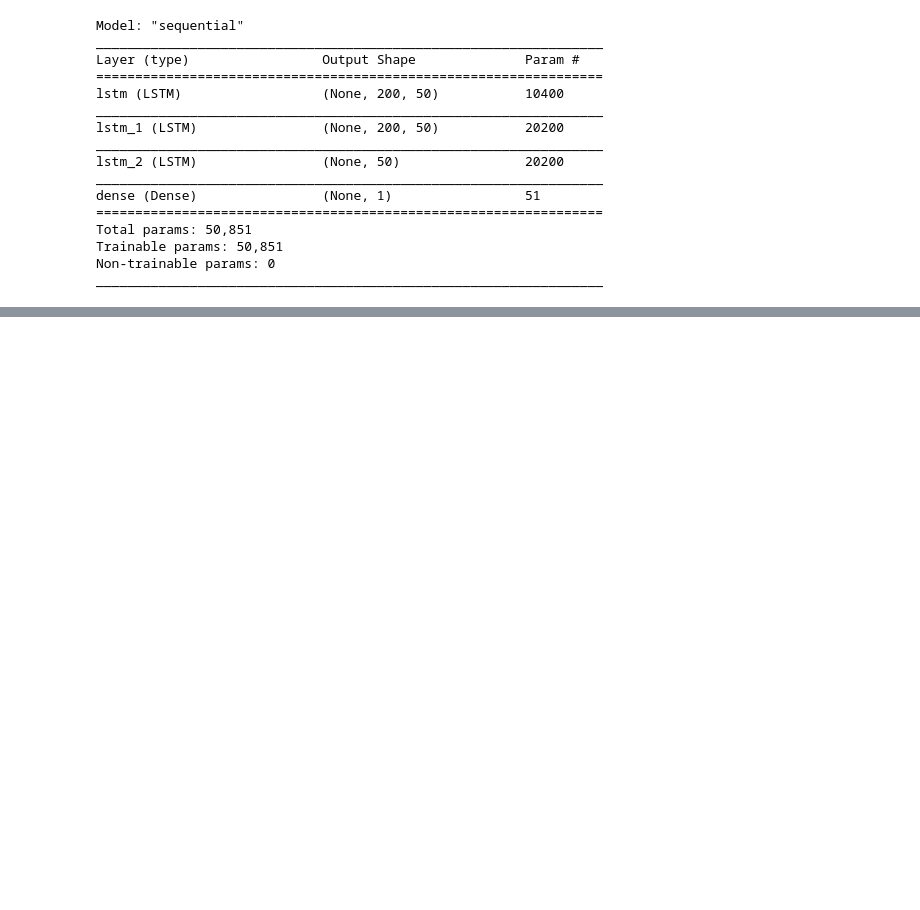
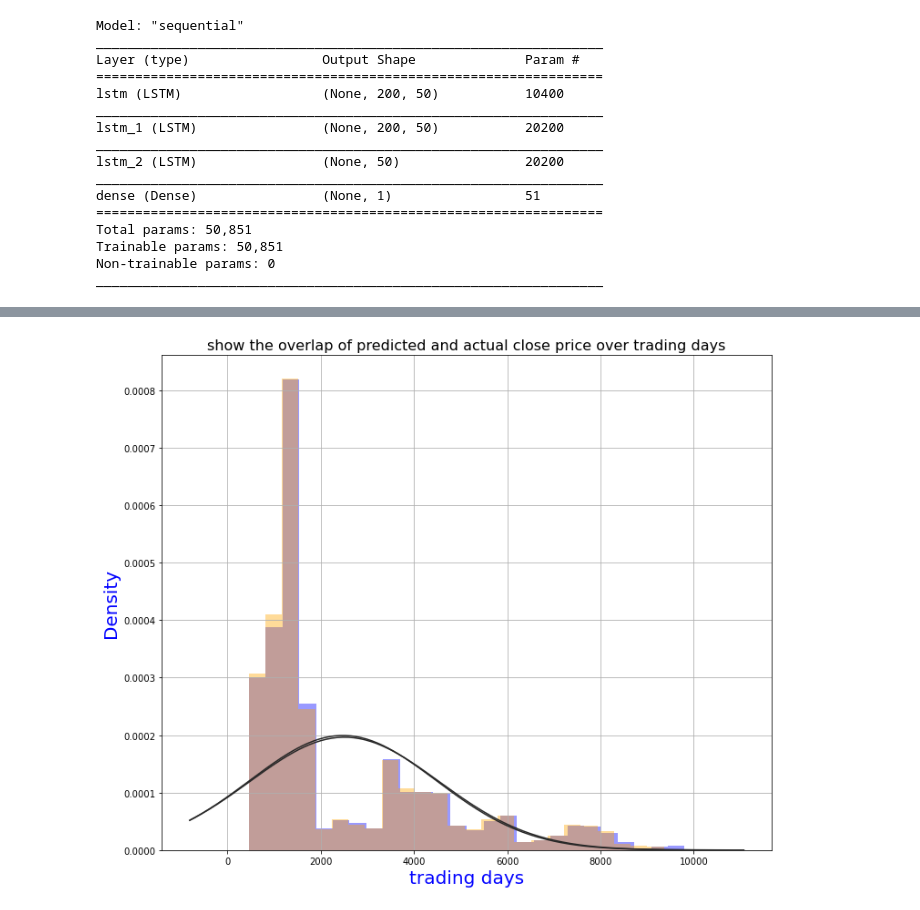
Before and after one commit to NinaRazani/machine-learning-in-finance, a Jupyter notebook: ClosePricePrediction.ipynb, the cells around one changed output, grey strips where cells are left out. Cells and saved outputs as stored; diff of their text form; code cells hidden in the pictures; blank space fills up the shorter version.

```diff
--- a/ClosePricePrediction.ipynb
+++ b/ClosePricePrediction.ipynb
@@ -251,0 +225,12 @@ predict=model.predict(testx)
+# %%
+# how histogram of two actual and predicted values are cover each other
+from scipy.stats import norm
+plt.figure(figsize=(12,10))
+sns.distplot(testyinv,fit=norm, kde=False,color='b', label='Actual')
+sns.distplot(predictinv,fit=norm, kde=False, color='orange', label='predicted')
+plt.xlabel('trading days',fontsize=20,color='b')
+plt.ylabel('Density',fontsize=20,color='b')
+plt.title('show the overlap of predicted and actual close price over trading days', fontsize=16)
+plt.grid()
+# %% [output]
+[figure, added]
```
Also changed, not shown: parts of 69 cells of this notebook.
